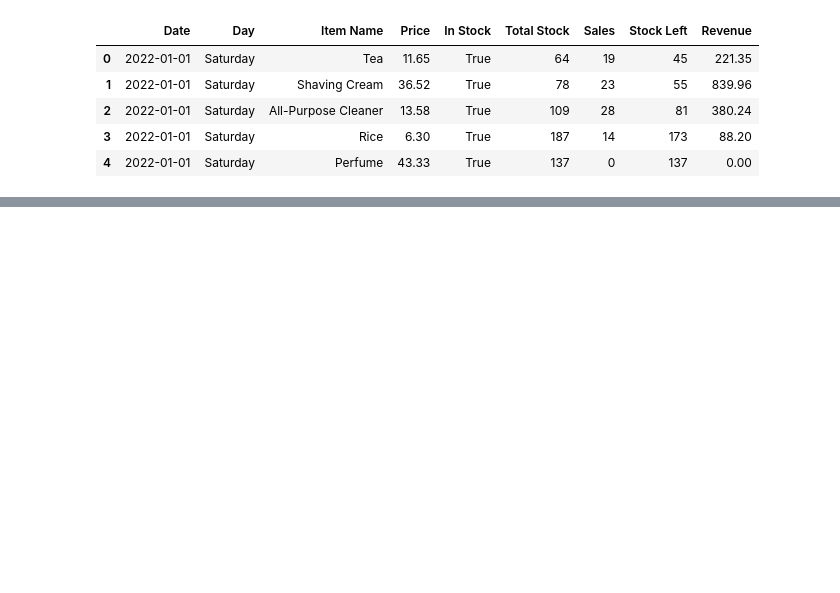
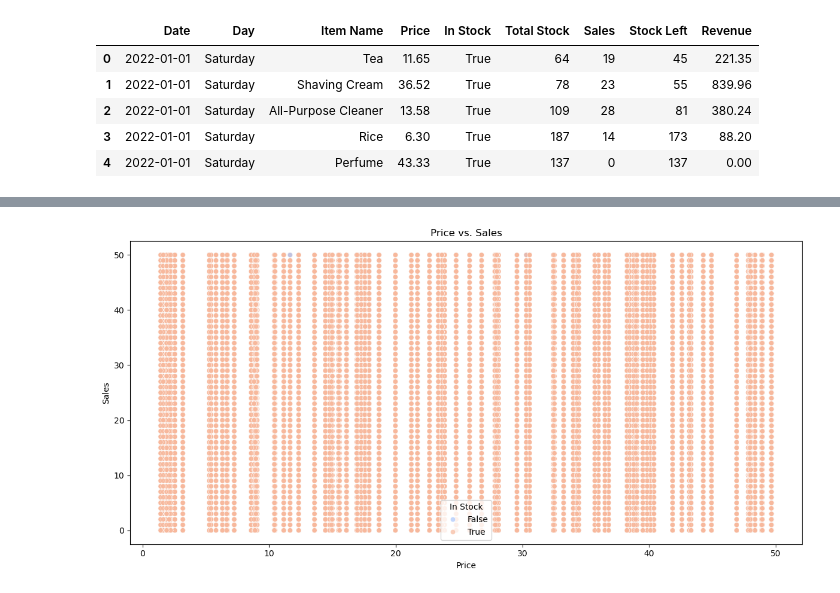
Before and after one commit to Rojal123245/Sales-Automation-AI, a Jupyter notebook: model/model.ipynb, the cells around one changed output, grey strips where cells are left out. Drawn from its saved outputs; the diff is of its cells as text; code cells hidden in the pictures; blank space fills up the shorter version.

```diff
--- a/model/model.ipynb
+++ b/model/model.ipynb
@@ -21,0 +85,10 @@ data.head()
+# %%
+plt.figure(figsize=(12, 6))
+sns.scatterplot(data=data, x='Price', y='Sales', hue='In Stock', palette='coolwarm', alpha=0.7)
+plt.title('Price vs. Sales')
+plt.xlabel('Price')
+plt.ylabel('Sales')
+plt.tight_layout()
+plt.show()
+# %% [output]
+[figure, added]
```
Also changed, not shown: parts of 9 cells of this notebook.
